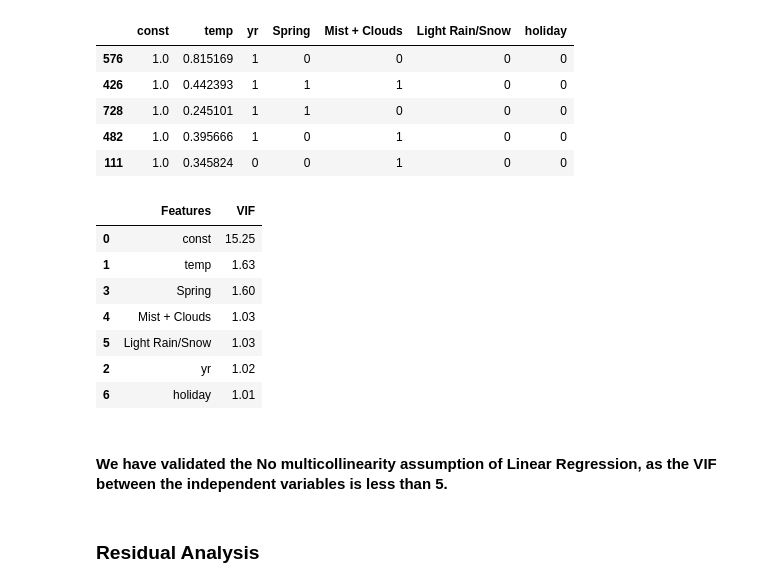
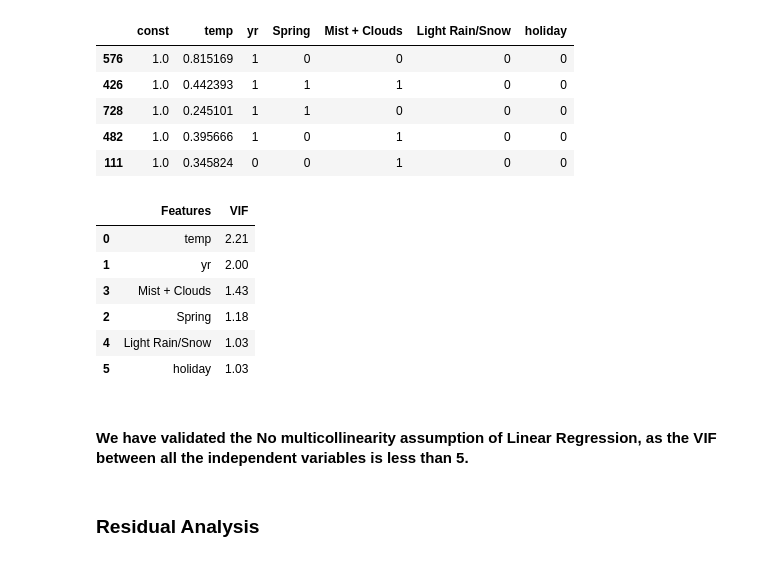
Before and after one commit to 2602saurabh/Boom_Bikes_Linear_Regression_Case_Study, a Jupyter notebook: Bike_Club.ipynb, the cells around one changed output. Drawn from its saved outputs; the diff is of its cells as text; code cells hidden in the pictures.

```diff
--- a/Bike_Club.ipynb
+++ b/Bike_Club.ipynb
@@ -804,25 +804,26 @@ X_train_lm_1.head()
 | 728 | 1.0 | 0.245101 | 1 | 1 | 0 | 0 | 0 |
 | 482 | 1.0 | 0.395666 | 1 | 0 | 1 | 0 | 0 |
 | 111 | 1.0 | 0.345824 | 0 | 0 | 1 | 0 | 0 |
+# %%
+X_train_lm_2 = X_train_lm_1.drop(["const"], axis = 1)
 # %%
 # Create a dataframe that will contain the names of all the feature variables and their respective VIFs
 vif = pd.DataFrame()
-vif['Features'] = X_train_lm_1.columns
-vif['VIF'] = [variance_inflation_factor(X_train_lm_1.values, i) for i in range(X_train_lm_1.shape[1])]
+vif['Features'] = X_train_lm_2.columns
+vif['VIF'] = [variance_inflation_factor(X_train_lm_2.values, i) for i in range(X_train_lm_2.shape[1])]
 vif['VIF'] = round(vif['VIF'], 2)
 vif = vif.sort_values(by = "VIF", ascending = False)
 vif
 # %% [output]
 |  | Features | VIF |
-| 0 | const | 15.25 |
-| 1 | temp | 1.63 |
-| 3 | Spring | 1.60 |
-| 4 | Mist + Clouds | 1.03 |
-| 5 | Light Rain/Snow | 1.03 |
-| 2 | yr | 1.02 |
-| 6 | holiday | 1.01 |
+| 0 | temp | 2.21 |
+| 1 | yr | 2.00 |
+| 3 | Mist + Clouds | 1.43 |
+| 2 | Spring | 1.18 |
+| 4 | Light Rain/Snow | 1.03 |
+| 5 | holiday | 1.03 |
 # %% [markdown]
-#### We have validated the No multicollinearity assumption of Linear Regression, as the VIF between the independent variables is less than 5.
+#### We have validated the No multicollinearity assumption of Linear Regression, as the VIF between all the independent variables is less than 5.
 # %% [markdown]
 ### Residual Analysis
 # %%
```
Also changed, not shown: parts of 18 cells of this notebook.
